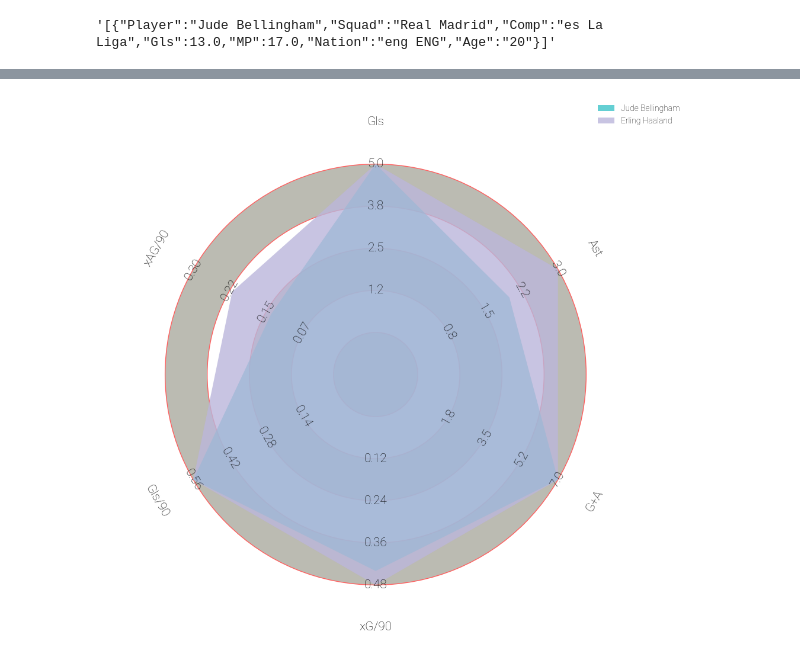
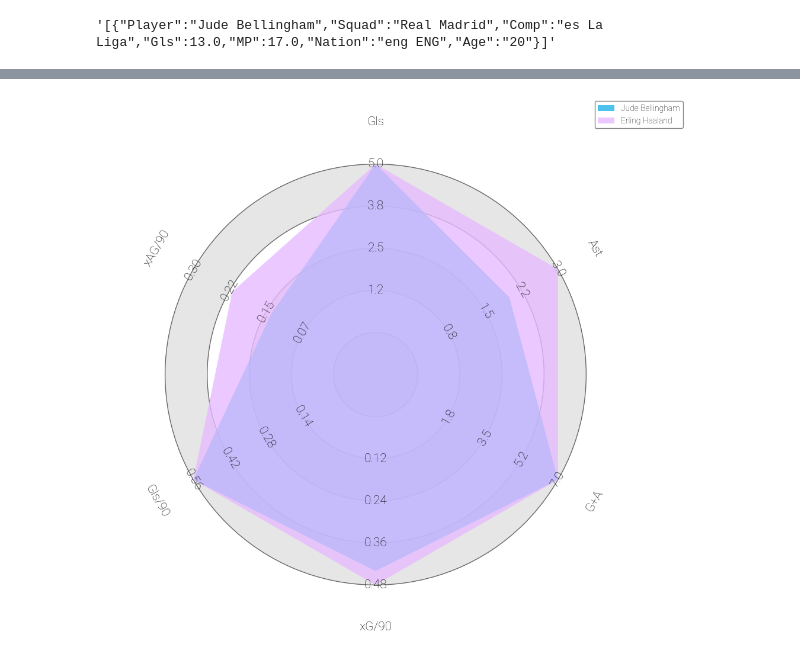
Before and after one commit to phenomenon0/LLM-in-Sports, a Jupyter notebook: main.ipynb, the cells around one changed output, grey strips where cells are left out. Saved outputs shown, nothing was run; the diff lists cells and outputs as text; code cells hidden in the pictures.

```diff
--- a/main.ipynb
+++ b/main.ipynb
@@ -105,6 +90,14 @@ df.reset_index(inplace=True)
 Name: PrgC, Length: 2528, dtype: object
 # %%
 df.columns = df.columns.droplevel(0)
+# %%
+new_columns = ['', 'Rk', 'Player', 'Nation', 'Pos', 'Squad', 'Comp', 'Age', 'Born',
+    'MP', 'Starts', 'Min', '90s', 'Gls', 'Ast', 'G+A', 'G-PK', 'PK',
+    'PKatt', 'CrdY', 'CrdR', 'xG', 'npxG', 'xAG', 'npxG+xAG', 'PrgC',
+    'PrgP', 'PrgR', 'Gls/90', 'Ast/90', 'G+A/90', 'G-PK/90', 'G+A-PK/90', 'xG/90', 'xAG/90',
+    'xG+xAG/90', 'npxG/90', 'npxG+xAG/90', 'Matches']
+
+df.columns = new_columns
 # %%
 df.columns =['', 'Rk', 'Player', 'Nation', 'Pos', 'Squad', 'Comp', 'Age', 'Born',
        'MP', 'Starts', 'Min', '90s', 'Gls', 'Ast', 'G+A', 'G-PK', 'PK',
@@ -167,12 +212,9 @@ s.to_json(orient='records')
 u_prompt = "compare the top goal scorer in la liga and epl"
 players_laliga = df[df['Comp'] == 'es La Liga'][['Player', 'Squad','Comp', 'Gls', 'Ast','G+A' , 'xG/90', 'Gls/90','xAG/90']]
 players_laliga = players_laliga.sort_values(by='Gls', ascending=False)
-s = players_laliga.head(1)
+player1= json.loads(players_laliga.head(1).to_json(orient='records'))
 players_epl = df[df['Comp'] == 'eng Premier League'][['Player','Squad', 'Comp', 'Gls', 'Ast','G+A','xG/90', 'Gls/90','xAG/90']]
 players_epl = players_epl.sort_values(by='Gls', ascending=False)
-s2 = players_epl.head(1)
-a=s.to_json(orient='records')
-b =s2.to_json(orient='records')
+player2= json.loads(players_epl.head(1).to_json(orient='records'))
+player1= player1[0]
+player2= player2[0]
-# %%
-player1 = json.loads(a)
-player2 = json.loads(b)
@@ -332,19 +237,46 @@ lines = radar.spoke(ax=ax, color='#a6a4a1', linestyle='--', zorder=2)
 # %%
 
-# plot radar
-fig, ax = radar.setup_axis()
-rings_inner = radar.draw_circles(ax=ax, facecolor='#bbbbb2', edgecolor='#ff5f5f')
-radar_output = radar.draw_radar_compare(player1_values, player2_values, ax=ax,
-                                        kwargs_radar={'facecolor': '#22bbc1', 'alpha': 0.7},
-                                        kwargs_compare={'facecolor': '#bbb6db', 'alpha': 0.8})
-radar_poly, radar_poly2, vertices1, vertices2 = radar_output
-range_labels = radar.draw_range_labels(ax=ax, fontsize=15,
-                                       fontproperties=robotto_thin.prop)
-param_labels = radar.draw_param_labels(ax=ax, fontsize=15,
-                                       fontproperties=robotto_thin.prop)
+def plot_radar(player_values_tuple):
+    player1, player2 = player_values_tuple
 
-# add legend
-legend = ax.legend([radar_poly, radar_poly2], [player1['Player'], player2['Player']],
-                   loc=(0.9, .95), fontsize=15, frameon=False, prop=robotto_thin.prop)
+    # Extract parameters
+    params_chosen = list(player1.keys())[3:]
+
+    # Calculate low and high values
+    low = [df[i].quantile(0.05) for i in df[params_chosen]]
+    high = [df[i].quantile(0.95) for i in df[params_chosen]]
+
+    # Radar setup
+    radar = Radar(params_chosen, low, high,
+                  round_int=[False]*len(params_chosen),
+                  num_rings=4, ring_width=1, center_circle_radius=1)
+
+    # Plot radar
+    fig, ax = radar.setup_axis()
+
+    # Rings
+    rings_inner = radar.draw_circles(ax=ax, facecolor='#e6e6e6', edgecolor='#666666')
+
+    # Radar plot
+    radar_output = radar.draw_radar_compare(player1_values, player2_values, ax=ax,
+                                            kwargs_radar={'facecolor': '#00a8e6', 'alpha': 0.7},
+                                            kwargs_compare={'facecolor': '#e6bbff', 'alpha': 0.8})
+    radar_poly, radar_poly2, vertices1, vertices2 = radar_output
+
+    # Labels
+    range_labels = radar.draw_range_labels(ax=ax, fontsize=15, fontproperties=robotto_thin.prop)
+    param_labels = radar.draw_param_labels(ax=ax, fontsize=15, fontproperties=robotto_thin.prop)
+
+    # Legend
+    legend = ax.legend([radar_poly, radar_poly2], [player1['Player'], player2['Player']],
+                       loc=(0.9, .95), fontsize=25, frameon=True, prop=robotto_thin.prop)
+    # legend.get_frame().set_facecolor('#e6e6e6')  # Light gray legend background
+    legend.get_frame().set_edgecolor('#666666')  # Gray legend edge color
+
+    plt.show()
+
+# Example usage
+player_values_tuple = (player1, player2)
+plot_radar(player_values_tuple)
 # %% [output]
-[figure, old version]
+[figure, new version]
```
Also changed, not shown: parts of 35 cells of this notebook.
